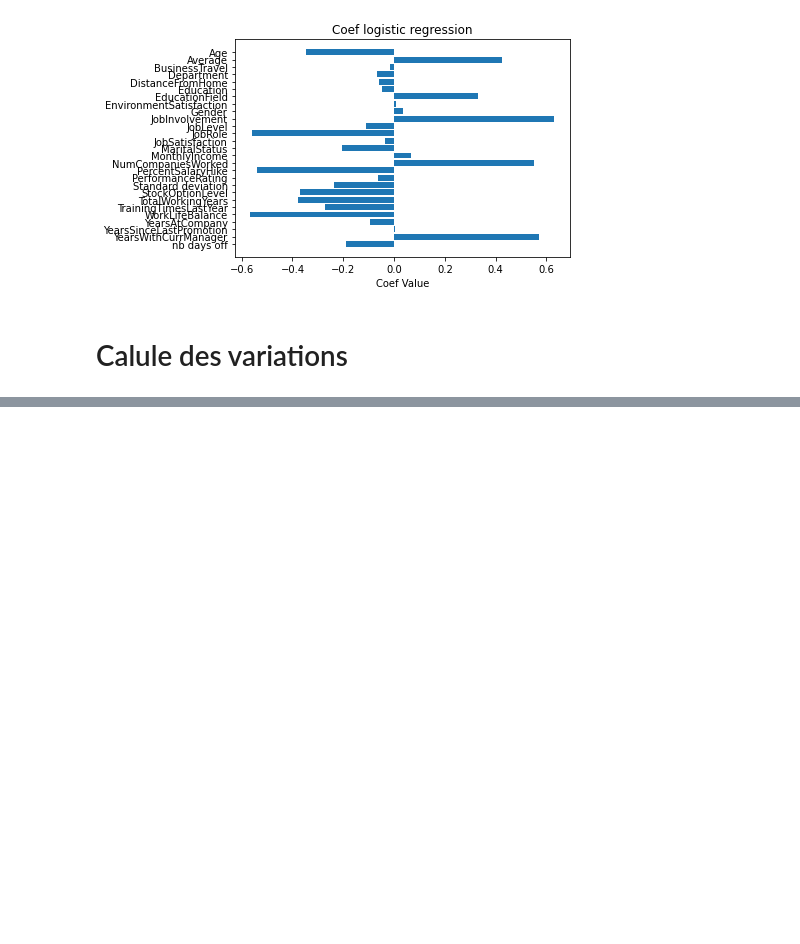
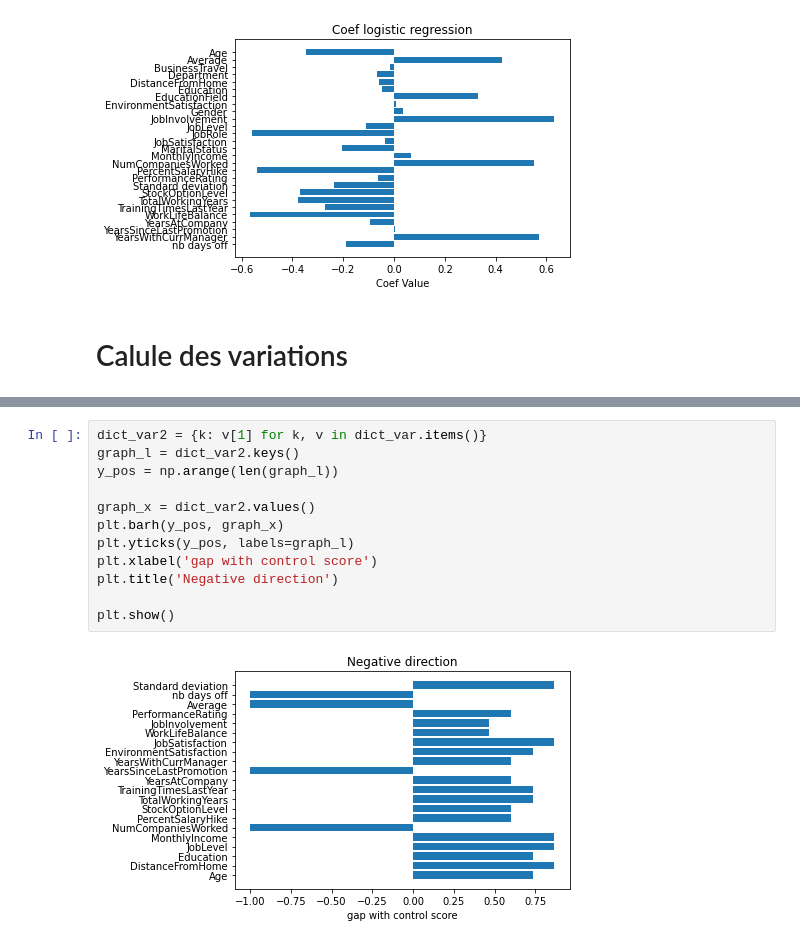
Before and after one commit to Mathieubola/ProjetIA, a Jupyter notebook: 4bis-Étude des non-coefs.ipynb, the cells around one changed output, grey strips where cells are left out. Drawn from its saved outputs; the diff is of its cells as text; blank space fills up the shorter version.

```diff
--- a/4bis-Étude des non-coefs.ipynb
+++ b/4bis-Étude des non-coefs.ipynb
@@ -155,3 +226,17 @@ plt.show()
+# %%
+dict_var2 = {k: v[1] for k, v in dict_var.items()}
+graph_l = dict_var2.keys()
+y_pos = np.arange(len(graph_l))
+
+graph_x = dict_var2.values()
+plt.barh(y_pos, graph_x)
+plt.yticks(y_pos, labels=graph_l)
+plt.xlabel('gap with control score')
+plt.title('Negative direction')
+
+plt.show()
+# %% [output]
+[figure, added]
 # %%
 {k: v for k, v in dict_var.items() if v[0] != 0 and v[1] != 0 }
 # %% [output]
```
Also changed, not shown: parts of 5 cells of this notebook.
